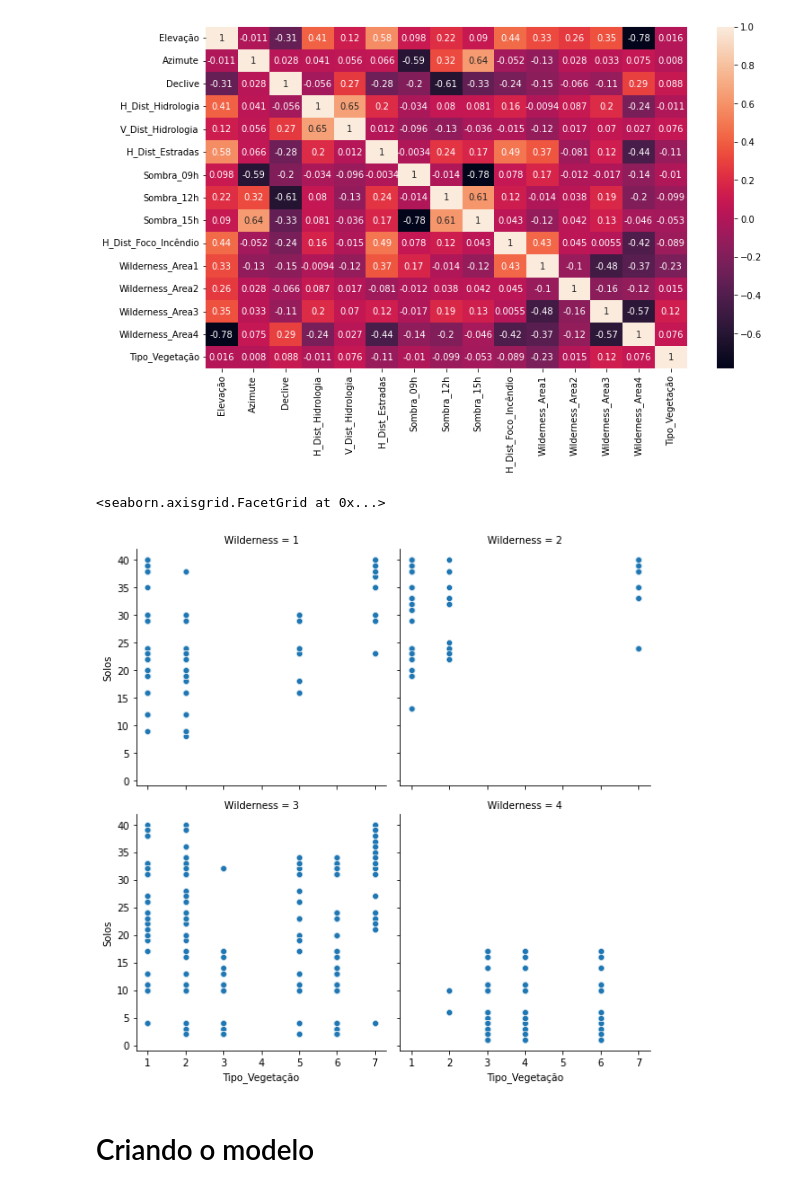
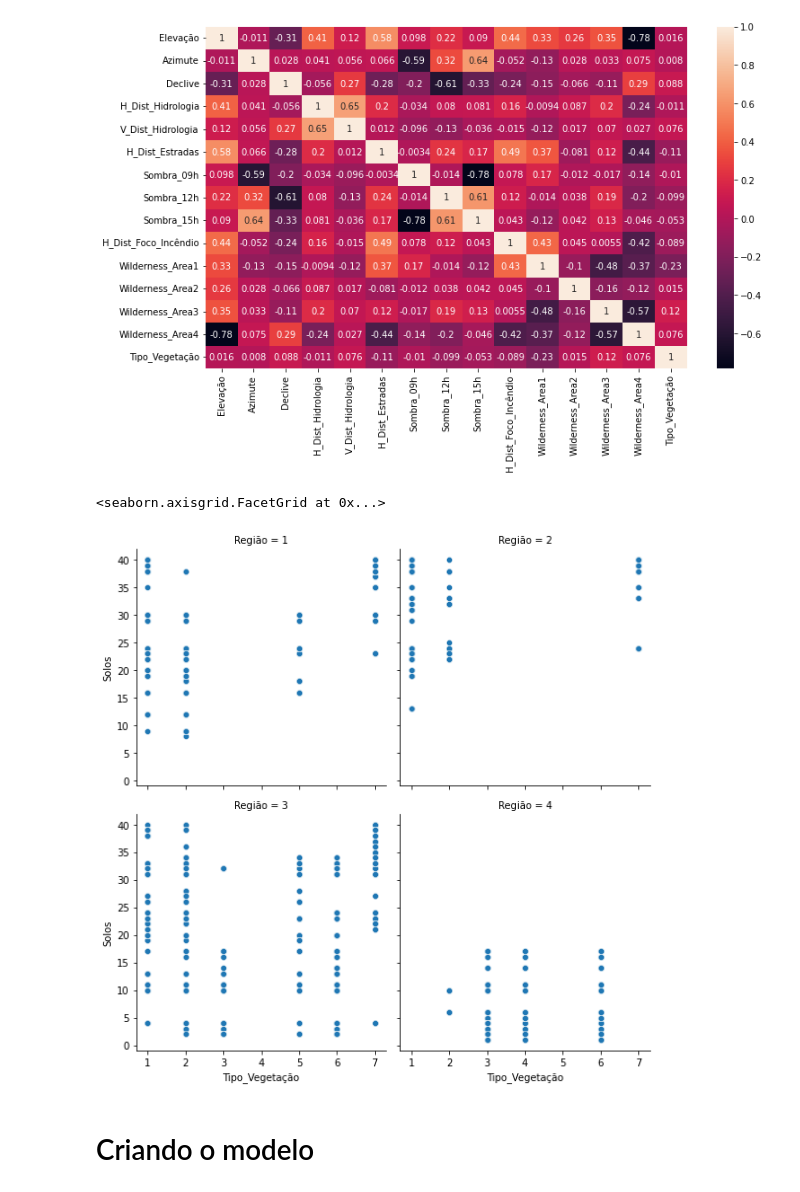
Before and after one commit to GARCl-A/Forest-Cover-Type-Prediction, a Jupyter notebook: main.ipynb, the cells around one changed output. Cells and saved outputs as stored; diff of their text form; code cells hidden in the pictures.

Commit message:
Update main.ipynb
comentando graficos

```diff
--- a/main.ipynb
+++ b/main.ipynb
@@ -107,26 +109,27 @@ sns.heatmap(corr , annot= True)
 <AxesSubplot:>
 [figure]
 # %%
-
+#Esse gráfico mostra a quantidade dos tipos de vegetação pelo solo
+#Assim, podemos perceber que a terceira regiao analisada, é aquela que apresnta maiso diversidade de plantas e solos.
 df=treino[lista_solos]
 df1=treino[['Wilderness_Area1','Wilderness_Area2','Wilderness_Area3','Wilderness_Area4']]
 s= pd.DataFrame([x for x in np.where(df ==1, df.columns,'').flatten().tolist() if len(x) >0],columns= (['Solos']))
 dict = {f'Soil_Type{i}':i for i in range(1,41) if i not in [7,15]}
-z= pd.DataFrame([x for x in np.where(df1 ==1, df1.columns,'').flatten().tolist() if len(x) >0],columns= (['Wilderness']))
+z= pd.DataFrame([x for x in np.where(df1 ==1, df1.columns,'').flatten().tolist() if len(x) >0],columns= (['Região']))
 dict1 = {f'Wilderness_Area{i}':i for i in range(1,5)}
 
 s['Solos']=s['Solos'].map(dict)
-z['Wilderness']=z['Wilderness'].map(dict1)
+z['Região']=z['Região'].map(dict1)
 szv=pd.DataFrame()
 szv['Solos'] = s['Solos']
-szv['Wilderness']=z['Wilderness']
+szv['Região']=z['Região']
 szv['Tipo_Vegetação']=treino['Tipo_Vegetação']
 
-grafico5 = sns.FacetGrid(szv, col='Wilderness', height=4,col_wrap=2)
+grafico5 = sns.FacetGrid(szv, col='Região', height=4,col_wrap=2)
 grafico5.map(sns.scatterplot,'Tipo_Vegetação','Solos')
 # %% [output]
 <seaborn.axisgrid.FacetGrid at 0x...>
-[figure, old version]
+[figure, new version]
 # %% [markdown]
 # Criando o modelo
 # %% [markdown]
```
Also changed, not shown: parts of 2 cells of this notebook.
